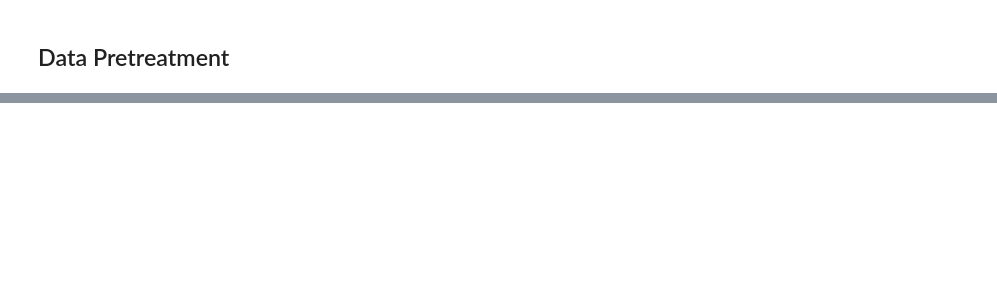
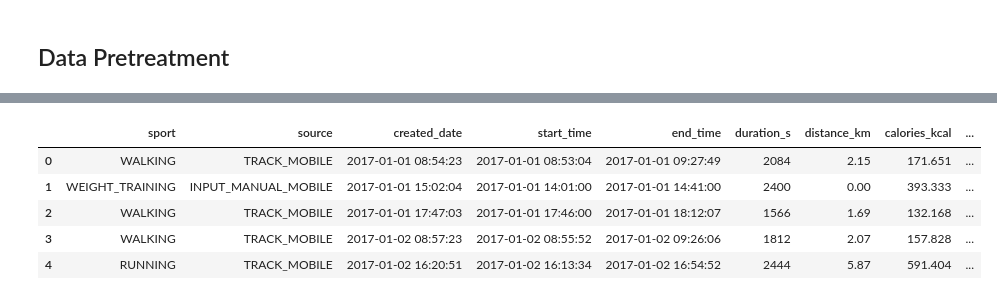
Before and after one commit to Thanhtrannd/WorkoutBigDataPredictiveModel, a Jupyter notebook: main.ipynb, the cells around one changed output, grey strips where cells are left out. Saved outputs shown, nothing was run; the diff lists cells and outputs as text; code cells hidden in the pictures; blank space fills up the shorter version.

```diff
--- a/main.ipynb
+++ b/main.ipynb
@@ -151,0 +223,20 @@ The code snippet below checks the number of NaN values of each feature and first
+# %%
+# Convert time variable to datetime format
+df_res["created_date"] = pd.to_datetime(df_res["created_date"])
+df_res["start_time"] = pd.to_datetime(df_res["start_time"])
+df_res["end_time"] = pd.to_datetime(df_res["end_time"])
+
+# Sort dataset by variable "start_time" and reset index
+df_res.sort_values(by="start_time", ascending = True, inplace = True)
+df_res.reset_index(drop = True, inplace = True)
+
+df_res.to_csv("data/df_res_sorted.csv", index = False)
+
+# Convert object-typed variables to string
+df_res["sport"] = df_res["sport"].astype('string')
+df_res["source"] = df_res["source"].astype('string')
+
+# Display first 5 rows
+print("First five datapoints:")
+display(df_res.head(5))
+df_res.info()
@@ -151,0 +350,63 @@ The code snippet below checks the number of NaN values of each feature and first
+# %%
+# Define a list of location variables
+loc_vars = ["start_lat", "start_long", "end_lat", "end_long"]
+for var in loc_vars:
+    # Find indices of observations with NaN values
+    obs_idx_ls = df_res.loc[pd.isna(df_res[var]), :].index.tolist()
+    for obs_idx in obs_idx_ls:
+        # If this is the first event, consider only the following event
+        if obs_idx == 0:
+            fol_i = 1
+            while True:
+                fol_i_var = df_res.loc[obs_idx + fol_i, var]
+                if not pd.isna(fol_i_var):
+                    break
+                fol_i += 1
+
+            df_res.loc[obs_idx, var] = df_res.loc[obs_idx + fol_i, var]
+
+        # If this is the last event, consider only the previous event
+        elif obs_idx == df_res_nObs - 1:
+            pre_i = 1
+            while True:
+                pre_i_var = df_res.loc[obs_idx - pre_i, var]
+                if not pd.isna(pre_i_var):
+                    break
+                pre_i += 1
+
+            df_res.loc[obs_idx, var] = df_res.loc[obs_idx - pre_i, var]
+
+        else:
+            # Check if previous or following is also NaN then increment the index
+            pre_i = 1
+            while True:
+                pre_i_var = df_res.loc[obs_idx - pre_i, var]
+                if not pd.isna(pre_i_var):
+                    break
+                pre_i += 1
+
+            fol_i = 1
+            while True:
+                fol_i_var = df_res.loc[obs_idx + fol_i, var]
+                if not pd.isna(fol_i_var):
+                    break
+                fol_i += 1
+
+            # Compute time difference between the start time values
+            pre_diff = (df_res.loc[obs_idx, "start_time"] - df_res.loc[obs_idx - pre_i, "start_time"]).total_seconds()
+            fol_diff = (df_res.loc[obs_idx + fol_i, "start_time"] - df_res.loc[obs_idx, "start_time"]).total_seconds()
+            # Fill NaN with the considered observation having less time difference
+            if pre_diff < fol_diff:
+                df_res.loc[obs_idx, var] = df_res.loc[obs_idx - pre_i, var]
+            else:
+                df_res.loc[obs_idx, var] = df_res.loc[obs_idx + fol_i, var]
+
+# Display first 5 rows
+print("First five datapoints:")
+display(df_res.head(5))
+
+# Check NaN existence
+for var in loc_vars:
+    nNaN = df_res[var].isnull().sum()
+    print(f"The number of NaN values in column {var} is {nNaN}")
+# %% [output]
@@ -151,0 +414,6 @@ The code snippet below checks the number of NaN values of each feature and first
+|  | sport | source | created_date | start_time | end_time | duration_s | distance_km | calories_kcal | ... |
+| 0 | WALKING | TRACK_MOBILE | 2017-01-01 08:54:23 | 2017-01-01 08:53:04 | 2017-01-01 09:27:49 | 2084 | 2.15 | 171.651 | ... |
+| 1 | WEIGHT_TRAINING | INPUT_MANUAL_MOBILE | 2017-01-01 15:02:04 | 2017-01-01 14:01:00 | 2017-01-01 14:41:00 | 2400 | 0.00 | 393.333 | ... |
+| 2 | WALKING | TRACK_MOBILE | 2017-01-01 17:47:03 | 2017-01-01 17:46:00 | 2017-01-01 18:12:07 | 1566 | 1.69 | 132.168 | ... |
+| 3 | WALKING | TRACK_MOBILE | 2017-01-02 08:57:23 | 2017-01-02 08:55:52 | 2017-01-02 09:26:06 | 1812 | 2.07 | 157.828 | ... |
+| 4 | RUNNING | TRACK_MOBILE | 2017-01-02 16:20:51 | 2017-01-02 16:13:34 | 2017-01-02 16:54:52 | 2444 | 5.87 | 591.404 | ... |
```
Also changed, not shown: parts of 37 cells of this notebook, 4 other files.
